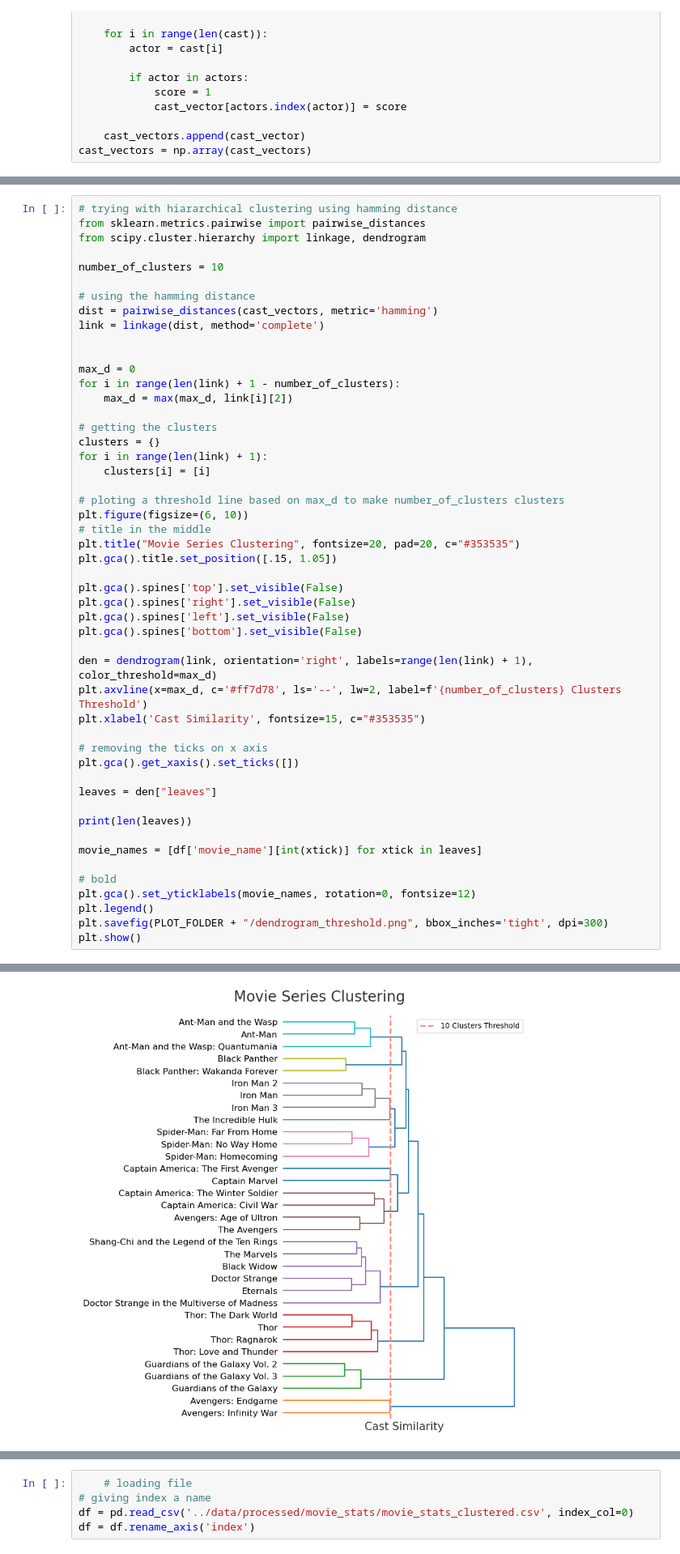
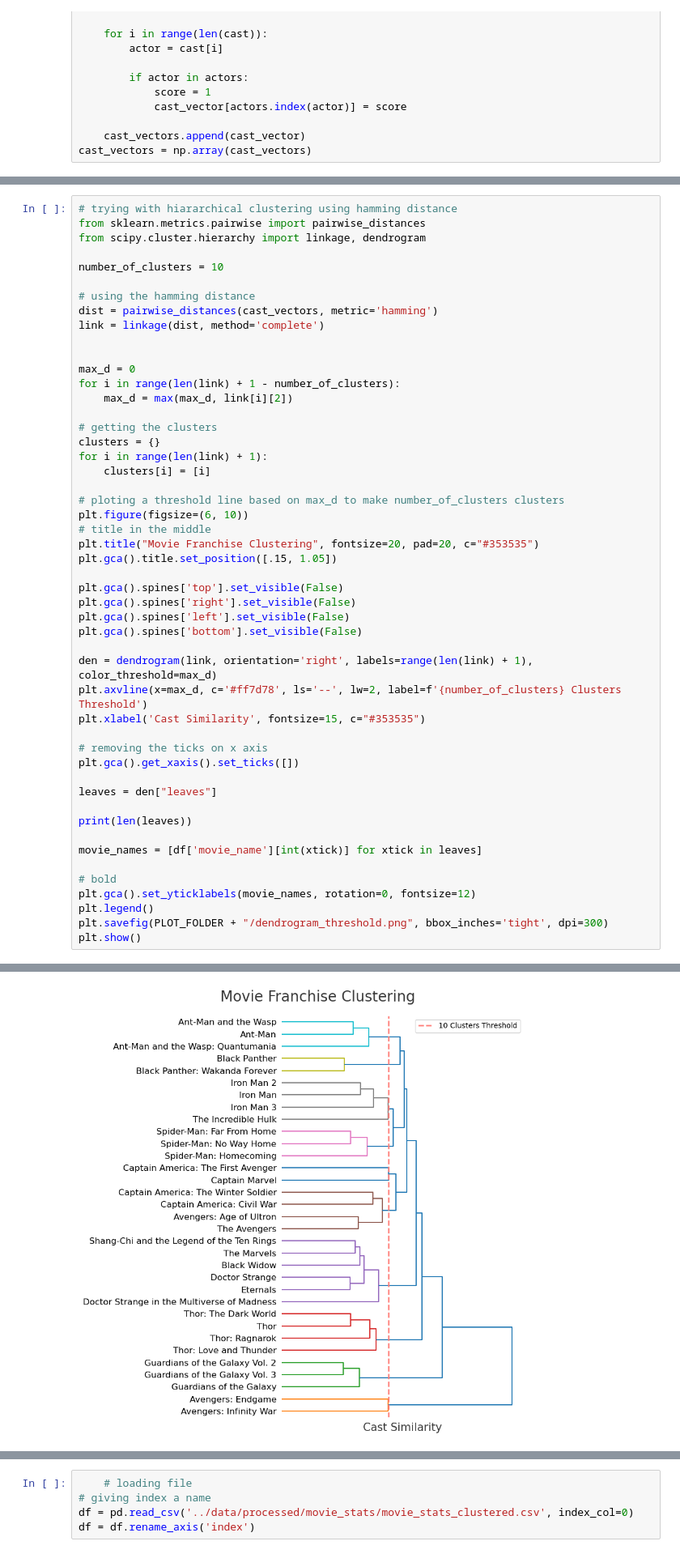
Before and after one commit to rizz-kings/data-in-the-wild, a Jupyter notebook: notebooks/filmseries.ipynb, the cells around one changed output, grey strips where cells are left out. Shown at 81% size. Cells and saved outputs as stored; diff of their text form.

Commit message:
seriesToFranchise

```diff
--- a/notebooks/filmseries.ipynb
+++ b/notebooks/filmseries.ipynb
@@ -147,35 +147,35 @@ for i in range(len(link) + 1):
 # ploting a threshold line based on max_d to make number_of_clusters clusters
 plt.figure(figsize=(6, 10))
 # title in the middle
-plt.title("Movie Series Clustering", fontsize=20, pad=20, c="#353535")
+plt.title("Movie Franchise Clustering", fontsize=20, pad=20, c="#353535")
 plt.gca().title.set_position([.15, 1.05])
 
 plt.gca().spines['top'].set_visible(False)
 plt.gca().spines['right'].set_visible(False)
 plt.gca().spines['left'].set_visible(False)
 plt.gca().spines['bottom'].set_visible(False)
 
 den = dendrogram(link, orientation='right', labels=range(len(link) + 1), color_threshold=max_d)
 plt.axvline(x=max_d, c='#ff7d78', ls='--', lw=2, label=f'{number_of_clusters} Clusters Threshold')
 plt.xlabel('Cast Similarity', fontsize=15, c="#353535")
 
 # removing the ticks on x axis
 plt.gca().get_xaxis().set_ticks([])
 
 leaves = den["leaves"]
 
 print(len(leaves))
 
 movie_names = [df['movie_name'][int(xtick)] for xtick in leaves]
 
 # bold
 plt.gca().set_yticklabels(movie_names, rotation=0, fontsize=12)
 plt.legend()
 plt.savefig(PLOT_FOLDER + "/dendrogram_threshold.png", bbox_inches='tight', dpi=300)
 plt.show()
 # %% [output]
 33
-[figure, old version]
+[figure, new version]
 # %%
 from scipy.cluster.hierarchy import fcluster
 from sklearn.cluster import AgglomerativeClustering
```
Also changed, not shown: parts of 3 cells of this notebook, 1 other file.
